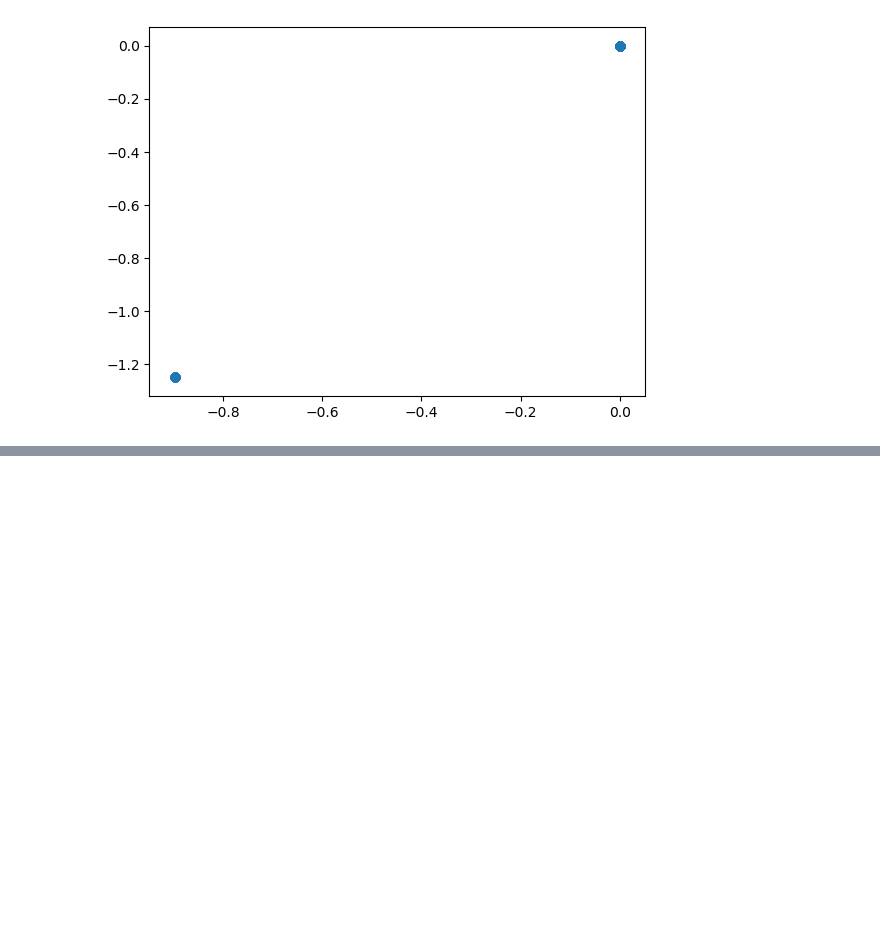
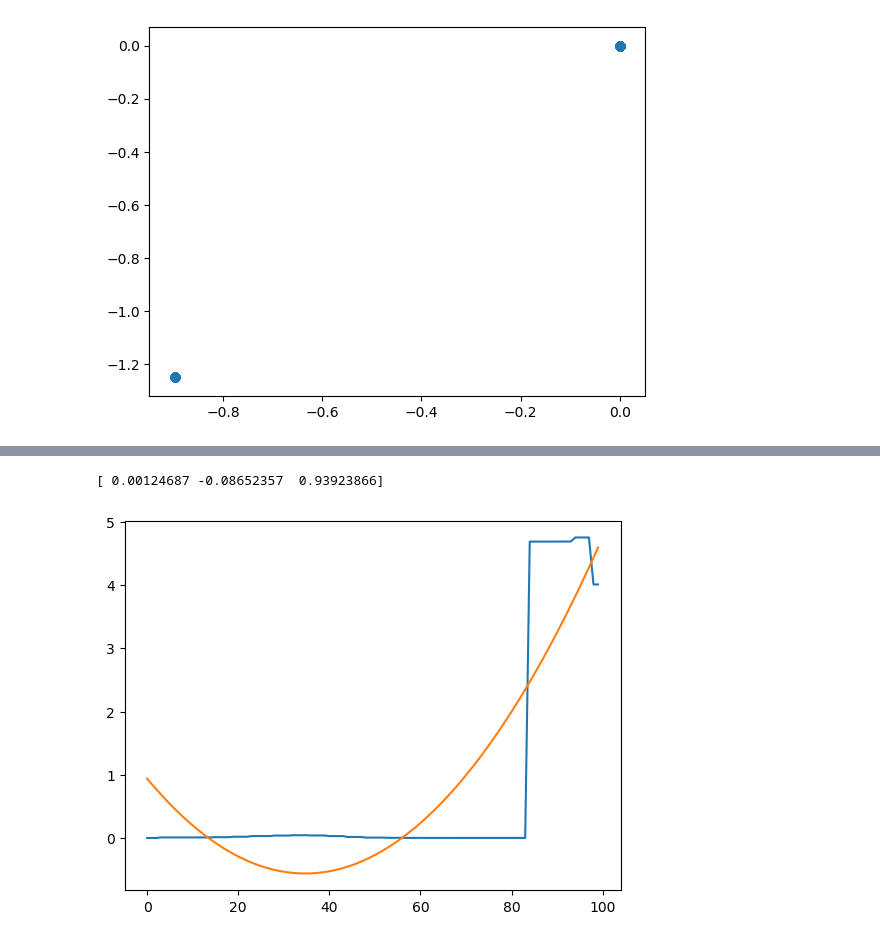
Before and after one commit to Stanford-NavLab/navlab_turtlebot, a Jupyter notebook: navlab_turtlebot_frs/data/Figure Generation.ipynb, the cells around one changed output, grey strips where cells are left out. Drawn from its saved outputs; the diff is of its cells as text; code cells hidden in the pictures; blank space fills up the shorter version.

```diff
--- a/navlab_turtlebot_frs/data/Figure Generation.ipynb
+++ b/navlab_turtlebot_frs/data/Figure Generation.ipynb
@@ -231,0 +273,14 @@ plt.show()
+# %%
+vals = np.polyfit(np.arange(0,100),covslists[-1,:,0,0],2)
+print(vals)
+# %% [output]
+[ 0.00124687 -0.08652357  0.93923866]
+# %%
+plt.figure()
+plt.plot(covslists[-1,:,0,0])
+plt.plot(np.arange(0,100),vals[0]*np.arange(0,100)**2 + \
+                          vals[1]*np.arange(0,100) + \
+                          vals[2])
+plt.show()
+# %% [output]
+[figure, added]
```
Also changed, not shown: parts of 6 cells of this notebook, 1 other file.
